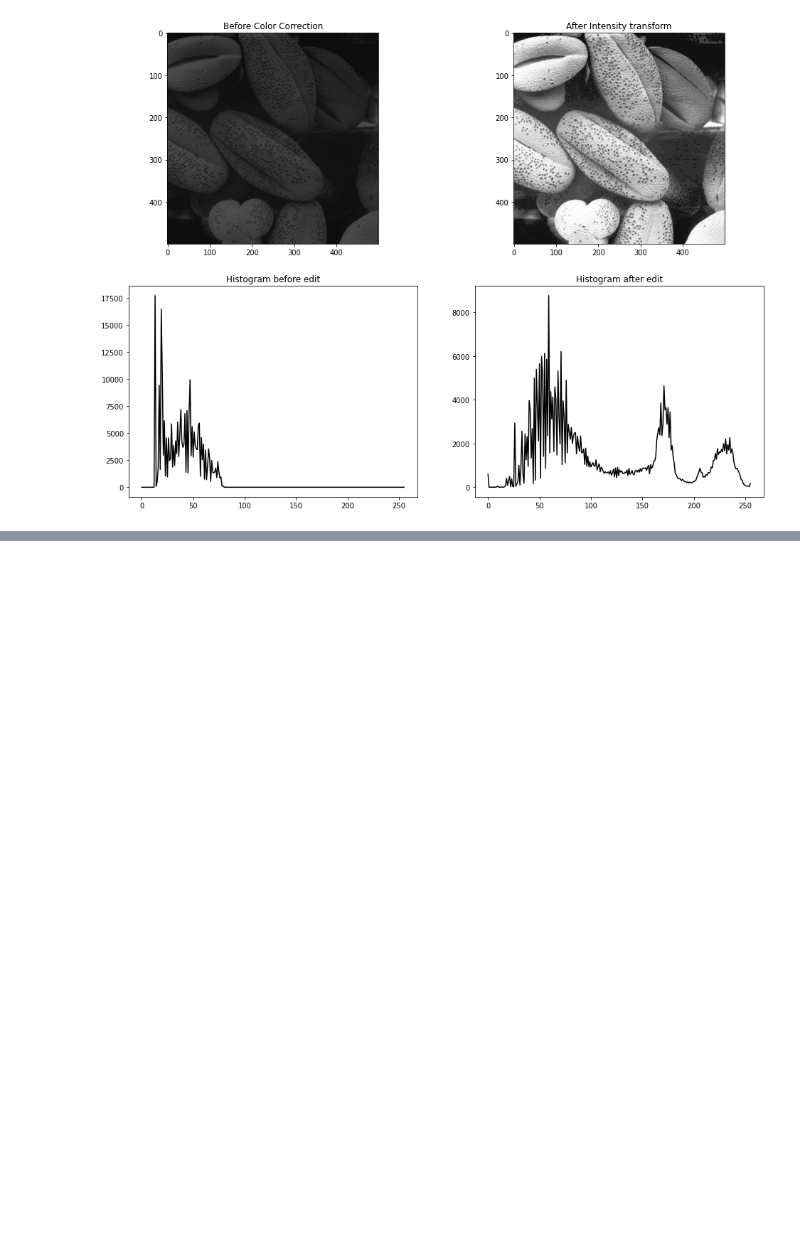
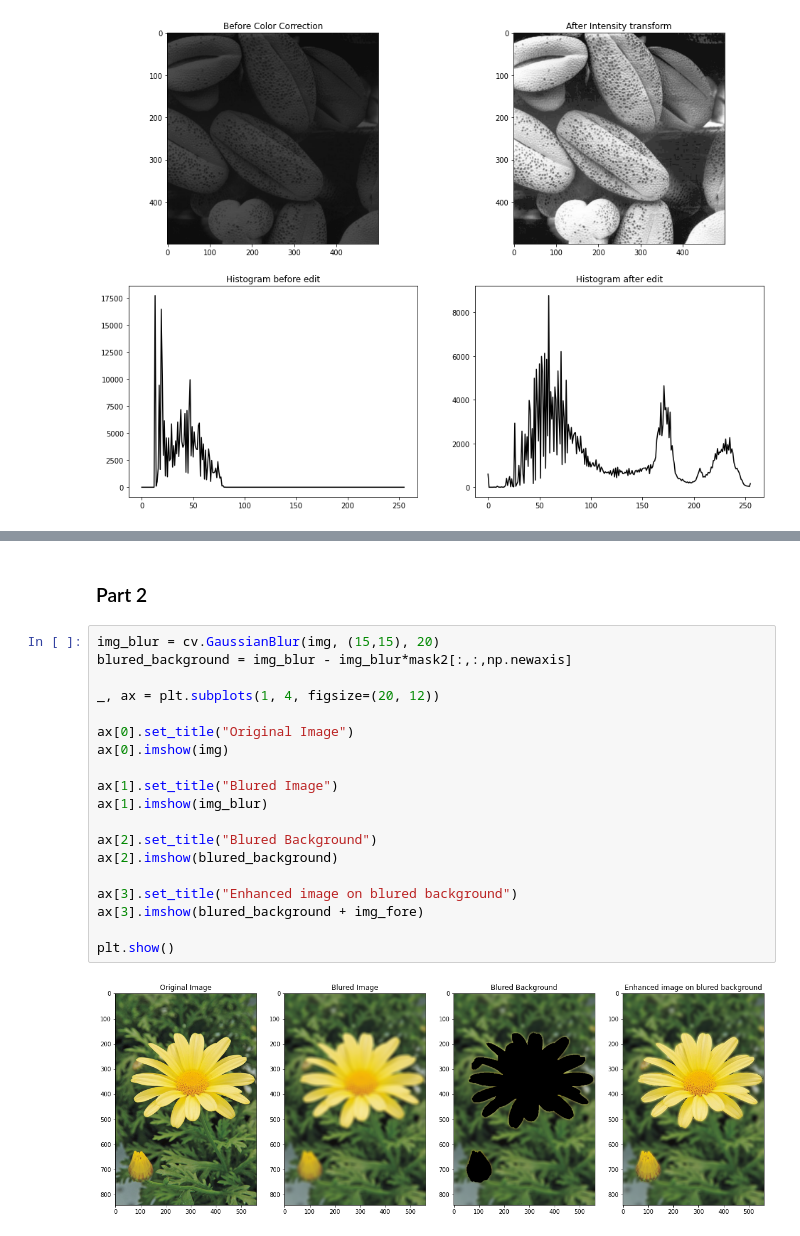
Before and after one commit to YSK-Machine-Vision-EN2550/Assignment_1, a Jupyter notebook: Book1.ipynb, the cells around one changed output, grey strips where cells are left out. Saved outputs shown, nothing was run; the diff lists cells and outputs as text; blank space fills up the shorter version.

```diff
--- a/Book1.ipynb
+++ b/Book1.ipynb
@@ -480,0 +498,23 @@ np.sum(a * sobel)
+# %% [markdown]
+### Part 2
+# %%
+img_blur = cv.GaussianBlur(img, (15,15), 20)
+blured_background = img_blur - img_blur*mask2[:,:,np.newaxis]
+
+_, ax = plt.subplots(1, 4, figsize=(20, 12))
+
+ax[0].set_title("Original Image")
+ax[0].imshow(img)
+
+ax[1].set_title("Blured Image")
+ax[1].imshow(img_blur)
+
+ax[2].set_title("Blured Background")
+ax[2].imshow(blured_background)
+
+ax[3].set_title("Enhanced image on blured background")
+ax[3].imshow(blured_background + img_fore)
+
+plt.show()
+# %% [output]
+[figure, added]
```
Also changed, not shown: parts of 32 cells of this notebook.
